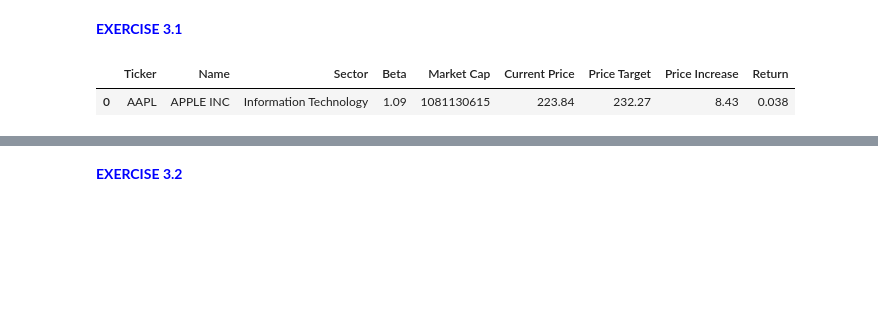
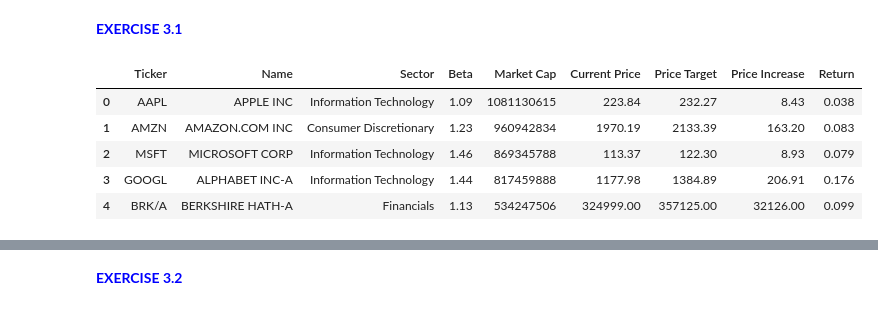
Before and after one commit to Brice-Dev-Lab/PyFi_Coursework, a Jupyter notebook: machine_learning/module_01/notebooks/ML 01. Jupyter Notebook.ipynb, the cells around one changed output, grey strips where cells are left out. Saved outputs shown, nothing was run; the diff lists cells and outputs as text; code cells hidden in the pictures; blank space fills up the shorter version.

Commit message:
update md cells continue with notebook lesson update with the fresh raw data set add new image to be added to the notebook

```diff
--- a/machine_learning/module_01/notebooks/ML 01. Jupyter Notebook.ipynb
+++ b/machine_learning/module_01/notebooks/ML 01. Jupyter Notebook.ipynb
@@ -39,12 +41,16 @@ from matplotlib.pyplot import tight_layout
 # %%
 # Import Stock Data.csv into a new DataFrame
 stock_data = pd.read_csv('../data/raw/stock_data_v2.csv')
 
-# Display the first row
-stock_data.head(1)
+# Display the first 5 rows
+stock_data.head(5)
 # %% [output]
 |  | Ticker | Name | Sector | Beta | Market Cap | Current Price | Price Target | Price Increase | Return |
 | 0 | AAPL | APPLE INC | Information Technology | 1.09 | 1081130615 | 223.84 | 232.27 | 8.43 | 0.038 |
+| 1 | AMZN | AMAZON.COM INC | Consumer Discretionary | 1.23 | 960942834 | 1970.19 | 2133.39 | 163.20 | 0.083 |
+| 2 | MSFT | MICROSOFT CORP | Information Technology | 1.46 | 869345788 | 113.37 | 122.30 | 8.93 | 0.079 |
+| 3 | GOOGL | ALPHABET INC-A | Information Technology | 1.44 | 817459888 | 1177.98 | 1384.89 | 206.91 | 0.176 |
+| 4 | BRK/A | BERKSHIRE HATH-A | Financials | 1.13 | 534247506 | 324999.00 | 357125.00 | 32126.00 | 0.099 |
 # %% [markdown]
 ![Exercise 3.1](../figures/exercise_3_1.png)
 # %%
```
Also changed, not shown: parts of 7 cells of this notebook, 2 other files.
